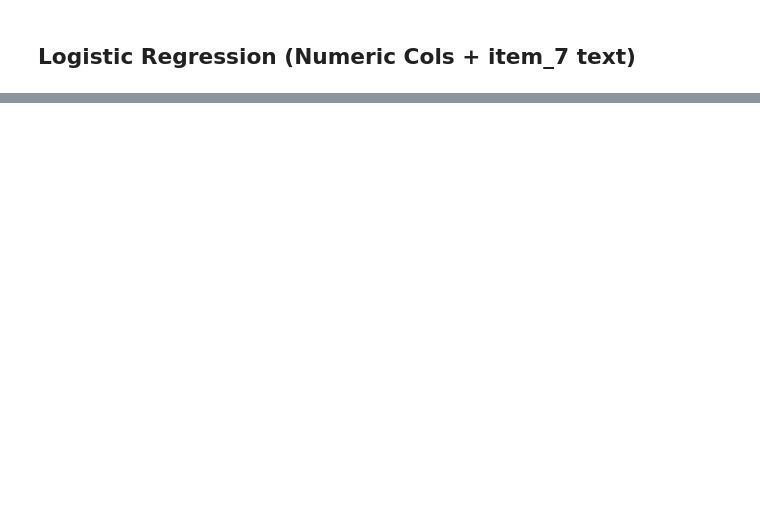
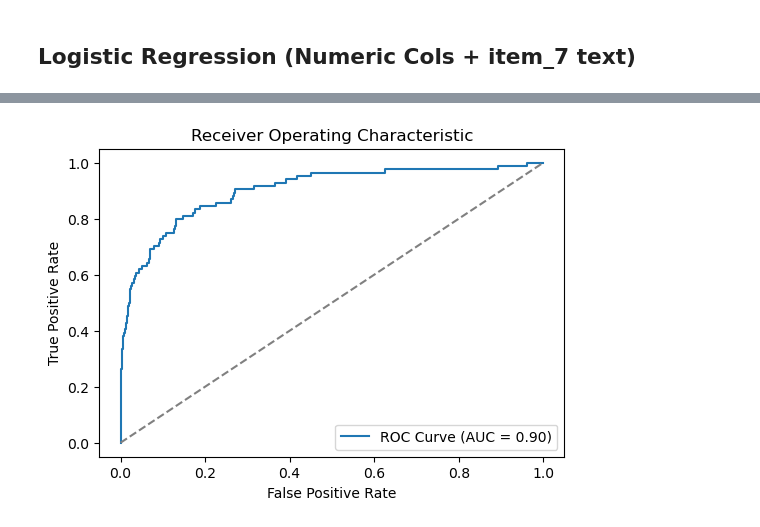
Before and after one commit to aggelospot/Financial-dataset-for-Anomaly-Detection, a Jupyter notebook: models/logistic_regression.ipynb, the cells around one changed output, grey strips where cells are left out. Drawn from its saved outputs; the diff is of its cells as text; code cells hidden in the pictures; blank space fills up the shorter version.

```diff
--- a/models/logistic_regression.ipynb
+++ b/models/logistic_regression.ipynb
@@ -226,0 +207,65 @@ weighted avg       1.00      0.96      0.98      4003
+# %%
+df = pd.read_csv(config.POST_PROCESSED_DATASET_FILEPATH)
+
+cols_to_drop = [
+    'filename', 'period_of_report', 'gvkey', 'datadate',
+    'can_label', 'qualified', 'bankruptcy_date_1', 'bankruptcy_date_2',
+    'bankruptcy_date_3', 'filing_date', 'cik_year'
+]
+df.drop(columns=cols_to_drop, inplace=True, errors='ignore')
+
+# Drop rows where 'item_7' or 'opinion_text' is NA (if desired)
+print("Starting Shape: ", df.shape)
+print("Label counts on the test set, before drop na: ", df[df['bankruptcy_prediction_split'] == 'test'].value_counts(subset=['label']))
+df = df.dropna(subset=['item_7', 'opinion_text'])
+print("After dropping NAs from item_7 and opinion_text: ", df.shape)
+print("Label counts on the test set, after drop na: ", df[df['bankruptcy_prediction_split'] == 'test'].value_counts(subset=['label']))
+
+# Separate Target
+y = df['label'].astype(int)
+
+# Split into Train and Test using 'bankruptcy_prediction_split'
+train_df = df[df['bankruptcy_prediction_split'] == 'train']
+test_df  = df[df['bankruptcy_prediction_split'] == 'test']
+
+# Define X and y for each split
+#    Remove the 'bankruptcy_prediction_split' column before modeling
+X_train = train_df.drop(columns=['label', 'bankruptcy_prediction_split'], errors='ignore')
+y_train = train_df['label']
+
+X_test = test_df.drop(columns=['label', 'bankruptcy_prediction_split'], errors='ignore')
+y_test = test_df['label']
+
+# Identify Numeric and Text Columns
+numeric_cols = X_train.select_dtypes(include=['int', 'float']).columns
+text_cols = ['item_7', 'opinion_text']  # We'll transform both text features
+
+# Build a ColumnTransformer
+#    - TF-IDF Vectorizer for each text column (removing English stopwords)
+#    - StandardScaler for numeric columns
+preprocessor = ColumnTransformer(
+    transformers=[
+        ("item_7_tfidf", TfidfVectorizer(max_features=5000, stop_words='english'), "item_7"),
+        ("opinion_text_tfidf", TfidfVectorizer(max_features=5000, stop_words='english'), "opinion_text"),
+        ("num", StandardScaler(), numeric_cols)
+    ],
+    remainder='drop'
+)
+
+# Create a Pipeline
+pipeline = Pipeline([
+    ("preprocess", preprocessor),
+    ("smote", SMOTE(sampling_strategy='minority', random_state=42)),
+    ("clf", LogisticRegression(max_iter=1000))
+])
+
+# Fit the Pipeline on the Training Data
+pipeline.fit(X_train, y_train)
+
+# Predict on the Test Set
+y_pred = pipeline.predict(X_test)
+y_proba = pipeline.predict_proba(X_test)[:, 1]  # Probabilities for positive class
+
+# Evaluate Results
+evaluate_lr(y_pred, y_proba, y_test)
+# %% [output]
@@ -226,0 +289 @@ weighted avg       1.00      0.96      0.98      4003
+[figure, added]
```
Also changed, not shown: parts of 13 cells of this notebook, 12 other files.
